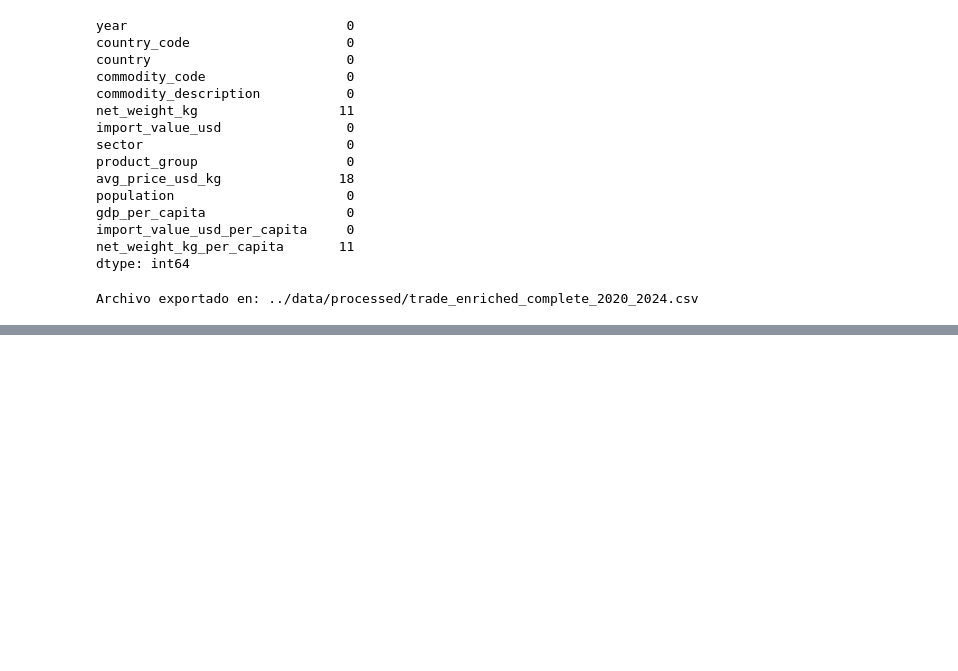
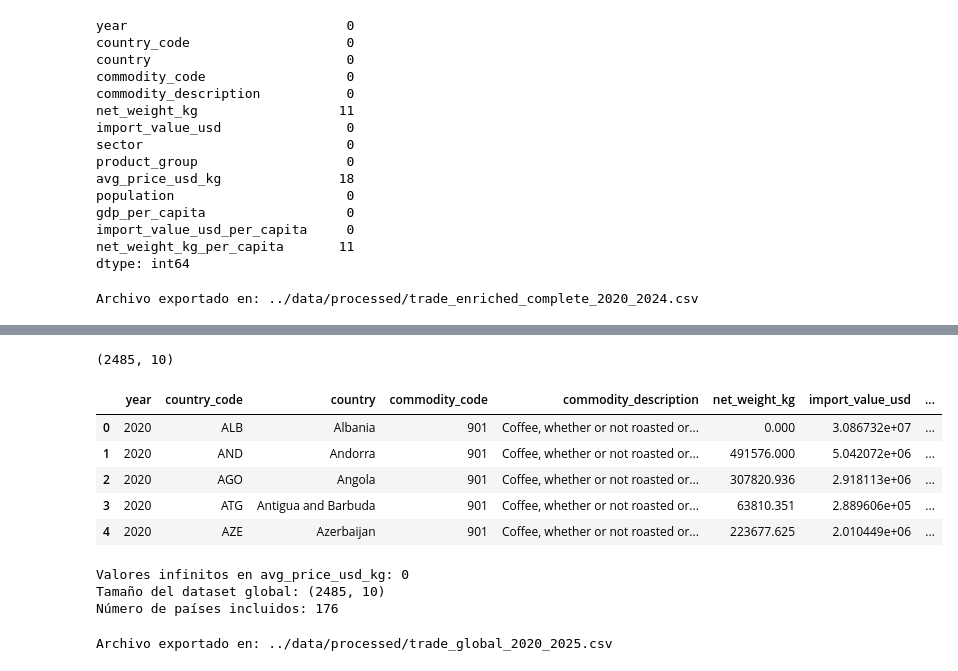
Before and after one commit to vmelero13/COFFEE-MARKET, a Jupyter notebook: notebooks/01_eda_un_comtrade.ipynb, the cells around one changed output, grey strips where cells are left out. Saved outputs shown, nothing was run; the diff lists cells and outputs as text; code cells hidden in the pictures; blank space fills up the shorter version.

```diff
--- a/notebooks/01_eda_un_comtrade.ipynb
+++ b/notebooks/01_eda_un_comtrade.ipynb
@@ -1037,0 +1201,73 @@ Archivo exportado en: ../data/processed/trade_enriched_complete_2020_2024.csv
+# %%
+# ======================================
+# VALIDACIÓN DEL DATASET GLOBAL
+# ======================================
+#
+# Se realiza una comprobación rápida del resultado para verificar:
+#
+# - Número de registros.
+# - Número de columnas.
+# - Estructura final del dataset.
+#
+# Esta validación permite detectar posibles errores antes de exportar
+# el fichero definitivo.
+
+print(trade_global.shape)
+
+trade_global.head()
+# %% [output]
+(2485, 10)
+|  | year | country_code | country | commodity_code | commodity_description | net_weight_kg | import_value_usd | ... |
+| 0 | 2020 | ALB | Albania | 901 | Coffee, whether or not roasted or... | 0.000 | 3.086732e+07 | ... |
+| 1 | 2020 | AND | Andorra | 901 | Coffee, whether or not roasted or... | 491576.000 | 5.042072e+06 | ... |
+| 2 | 2020 | AGO | Angola | 901 | Coffee, whether or not roasted or... | 307820.936 | 2.918113e+06 | ... |
+| 3 | 2020 | ATG | Antigua and Barbuda | 901 | Coffee, whether or not roasted or... | 63810.351 | 2.889606e+05 | ... |
+| 4 | 2020 | AZE | Azerbaijan | 901 | Coffee, whether or not roasted or... | 223677.625 | 2.010449e+06 | ... |
+# %%
+# ======================================
+# VALIDACIONES ADICIONALES ANTES DE EXPORTAR
+# ======================================
+#
+# Antes de guardar el dataset global, se comprueba que no existan
+# valores infinitos en avg_price_usd_kg.
+#
+# Los valores infinitos pueden aparecer cuando se divide entre cero.
+# En este caso, ya hemos controlado esa situación dejando el resultado
+# como NaN cuando net_weight_kg es nulo o igual a cero.
+#
+# También se revisa el tamaño final del dataset y el número de países
+# incluidos para documentar el alcance global del análisis.
+
+print("Valores infinitos en avg_price_usd_kg:", np.isinf(trade_global["avg_price_usd_kg"]).sum())
+print("Tamaño del dataset global:", trade_global.shape)
+print("Número de países incluidos:", trade_global["country"].nunique())
+# %% [output]
+Valores infinitos en avg_price_usd_kg: 0
+Tamaño del dataset global: (2485, 10)
+Número de países incluidos: 176
+# %%
+# ======================================
+# EXPORTACIÓN DEL DATASET GLOBAL
+# ======================================
+#
+# Se exporta el dataset procesado para su utilización posterior
+# en Streamlit.
+#
+# Este fichero actuará como complemento al dataset principal
+# centrado en la Unión Europea.
+#
+# Su función será proporcionar contexto internacional y permitir
+# comparativas globales dentro del dashboard.
+
+output_path = (
+    "../data/processed/trade_global_2020_2025.csv"
+)
+
+trade_global.to_csv(
+    output_path,
+    index=False
+)
+
+print("Archivo exportado en:", output_path)
+# %% [output]
+Archivo exportado en: ../data/processed/trade_global_2020_2025.csv
```
Also changed, not shown: parts of 7 cells of this notebook, 11 other files.
